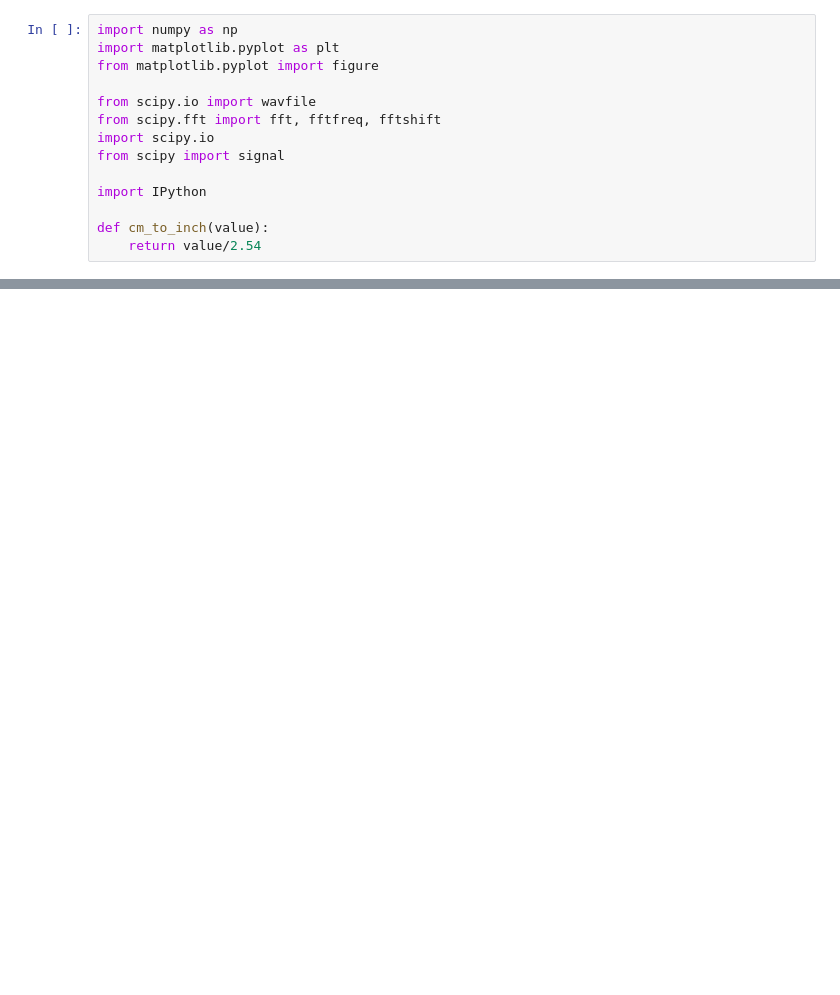
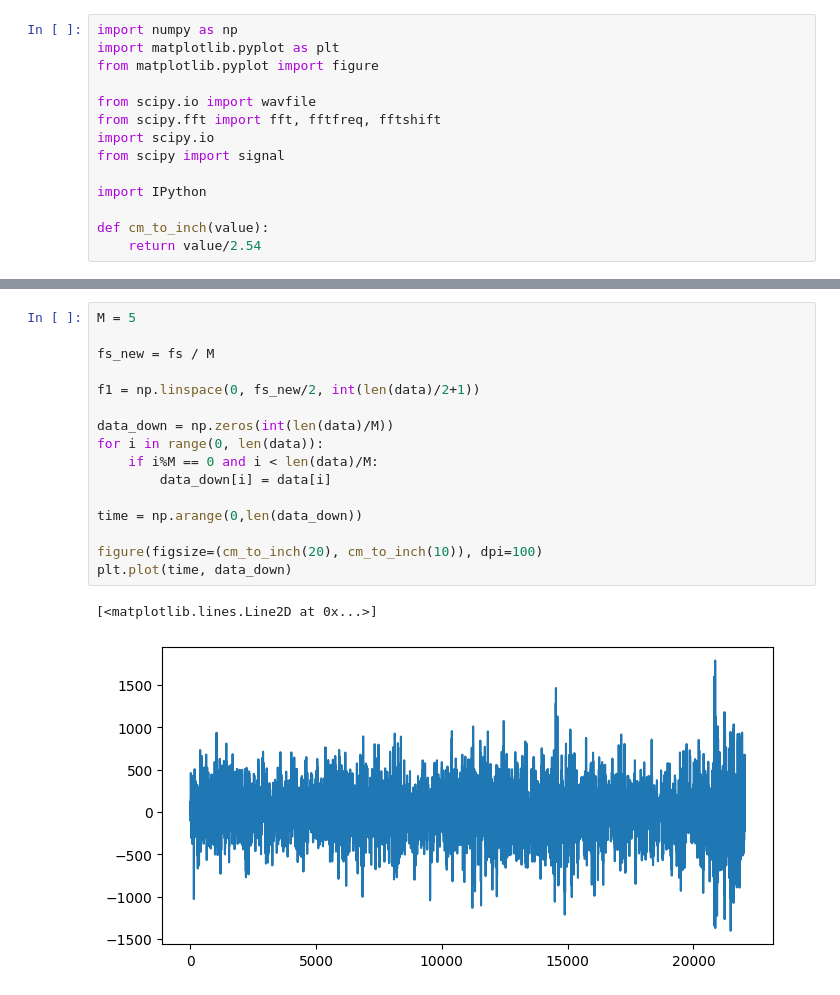
Before and after one commit to andrevale99/PDS_DCA0118, a Jupyter notebook: Estudos/PDS_python_Multitaxa.ipynb, the cells around one changed output, grey strips where cells are left out. Cells and saved outputs as stored; diff of their text form; blank space fills up the shorter version.

```diff
--- a/Estudos/PDS_python_Multitaxa.ipynb
+++ b/Estudos/PDS_python_Multitaxa.ipynb
@@ -42,0 +54,19 @@ Frequencia de amostragem do sinal: 22050
+# %%
+M = 5
+
+fs_new = fs / M
+
+f1 = np.linspace(0, fs_new/2, int(len(data)/2+1))
+
+data_down = np.zeros(int(len(data)/M))
+for i in range(0, len(data)):
+    if i%M == 0 and i < len(data)/M:
+        data_down[i] = data[i]
+
+time = np.arange(0,len(data_down))
+
+figure(figsize=(cm_to_inch(20), cm_to_inch(10)), dpi=100)
+plt.plot(time, data_down)
+# %% [output]
+[<matplotlib.lines.Line2D at 0x...>]
+[figure, added]
```
Also changed, not shown: parts of 3 cells of this notebook.
